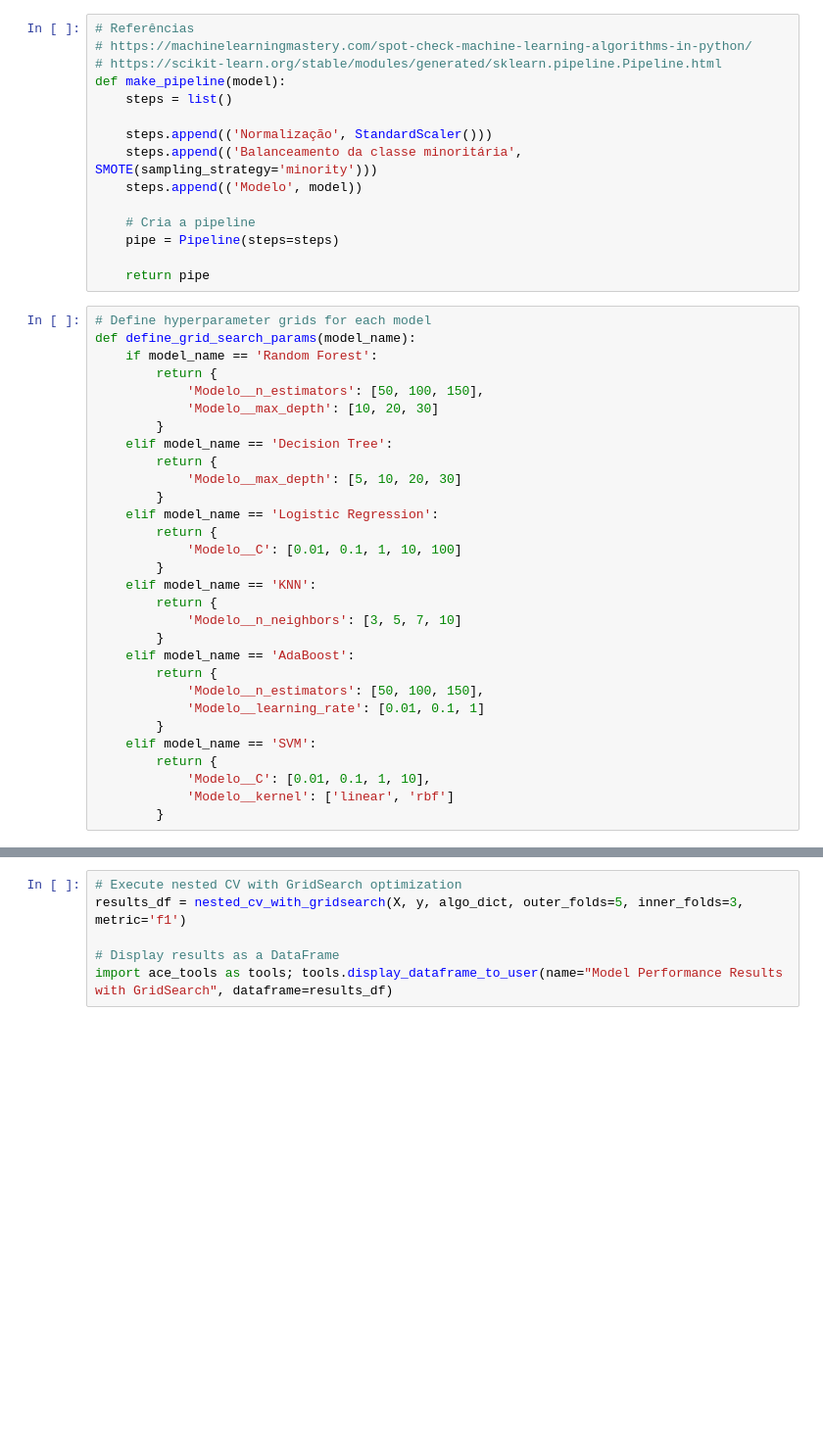
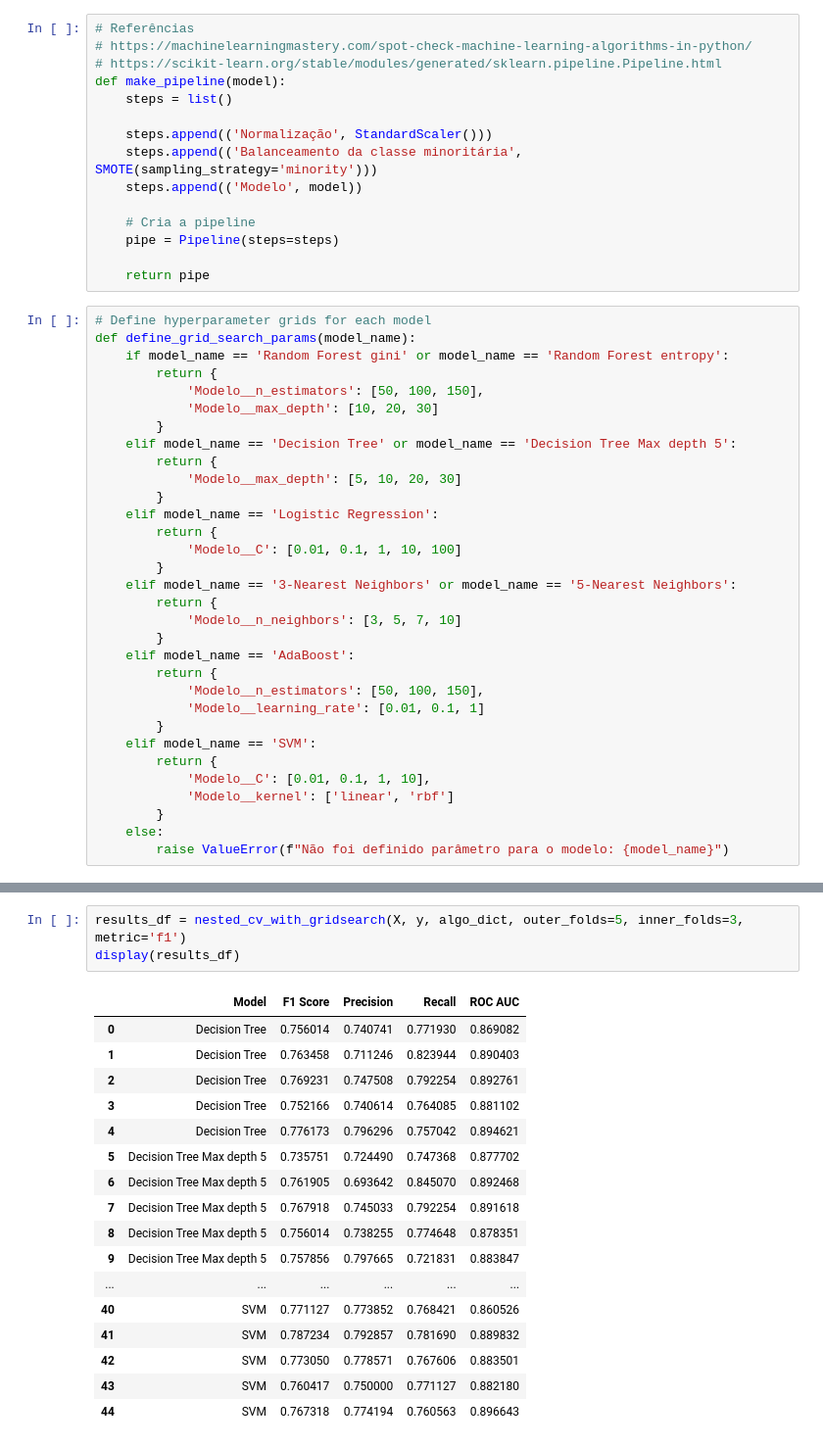
Before and after one commit to leonardoazzi/ipp-student-dropout, a Jupyter notebook: src/t2-otimizacao.ipynb, the cells around one changed output, grey strips where cells are left out. Shown at 98% size. Drawn from its saved outputs; the diff is of its cells as text; blank space fills up the shorter version.

```diff
--- a/src/t2-otimizacao.ipynb
+++ b/src/t2-otimizacao.ipynb
@@ -108,12 +106,12 @@ def make_pipeline(model):
 # %%
 # Define hyperparameter grids for each model
 def define_grid_search_params(model_name):
-    if model_name == 'Random Forest':
+    if model_name == 'Random Forest gini' or model_name == 'Random Forest entropy':
         return {
             'Modelo__n_estimators': [50, 100, 150],
             'Modelo__max_depth': [10, 20, 30]
         }
-    elif model_name == 'Decision Tree':
+    elif model_name == 'Decision Tree' or model_name == 'Decision Tree Max depth 5':
         return {
             'Modelo__max_depth': [5, 10, 20, 30]
         }
@@ -121,7 +119,7 @@ def define_grid_search_params(model_name):
         return {
             'Modelo__C': [0.01, 0.1, 1, 10, 100]
         }
-    elif model_name == 'KNN':
+    elif model_name == '3-Nearest Neighbors' or model_name == '5-Nearest Neighbors':
         return {
             'Modelo__n_neighbors': [3, 5, 7, 10]
         }
@@ -135,4 +133,6 @@ def define_grid_search_params(model_name):
             'Modelo__C': [0.01, 0.1, 1, 10],
             'Modelo__kernel': ['linear', 'rbf']
         }
+    else:
+        raise ValueError(f"Não foi definido parâmetro para o modelo: {model_name}")
 # %%
@@ -181,10 +172,25 @@ def nested_cv_with_gridsearch(X, y, models, outer_folds=5, inner_folds=3, metric
             results.append(metrics)
 
     return pd.DataFrame(results)
-# %%
-# Execute nested CV with GridSearch optimization
-results_df = nested_cv_with_gridsearch(X, y, algo_dict, outer_folds=5, inner_folds=3, metric='f1')
-
-# Display results as a DataFrame
-import ace_tools as tools; tools.display_dataframe_to_user(name="Model Performance Results with GridSearch", dataframe=results_df)
+# %%
+results_df = nested_cv_with_gridsearch(X, y, algo_dict, outer_folds=5, inner_folds=3, metric='f1')
+display(results_df)
+# %% [output]
+|  | Model | F1 Score | Precision | Recall | ROC AUC |
+| 0 | Decision Tree | 0.756014 | 0.740741 | 0.771930 | 0.869082 |
+| 1 | Decision Tree | 0.763458 | 0.711246 | 0.823944 | 0.890403 |
+| 2 | Decision Tree | 0.769231 | 0.747508 | 0.792254 | 0.892761 |
+| 3 | Decision Tree | 0.752166 | 0.740614 | 0.764085 | 0.881102 |
+| 4 | Decision Tree | 0.776173 | 0.796296 | 0.757042 | 0.894621 |
+| 5 | Decision Tree Max depth 5 | 0.735751 | 0.724490 | 0.747368 | 0.877702 |
+| 6 | Decision Tree Max depth 5 | 0.761905 | 0.693642 | 0.845070 | 0.892468 |
+| 7 | Decision Tree Max depth 5 | 0.767918 | 0.745033 | 0.792254 | 0.891618 |
+| 8 | Decision Tree Max depth 5 | 0.756014 | 0.738255 | 0.774648 | 0.878351 |
+| 9 | Decision Tree Max depth 5 | 0.757856 | 0.797665 | 0.721831 | 0.883847 |
+| ... | ... | ... | ... | ... | ... |
+| 40 | SVM | 0.771127 | 0.773852 | 0.768421 | 0.860526 |
+| 41 | SVM | 0.787234 | 0.792857 | 0.781690 | 0.889832 |
+| 42 | SVM | 0.773050 | 0.778571 | 0.767606 | 0.883501 |
+| 43 | SVM | 0.760417 | 0.750000 | 0.771127 | 0.882180 |
+| 44 | SVM | 0.767318 | 0.774194 | 0.760563 | 0.896643 |
 # %%
```
Also changed, not shown: parts of 11 cells of this notebook.
